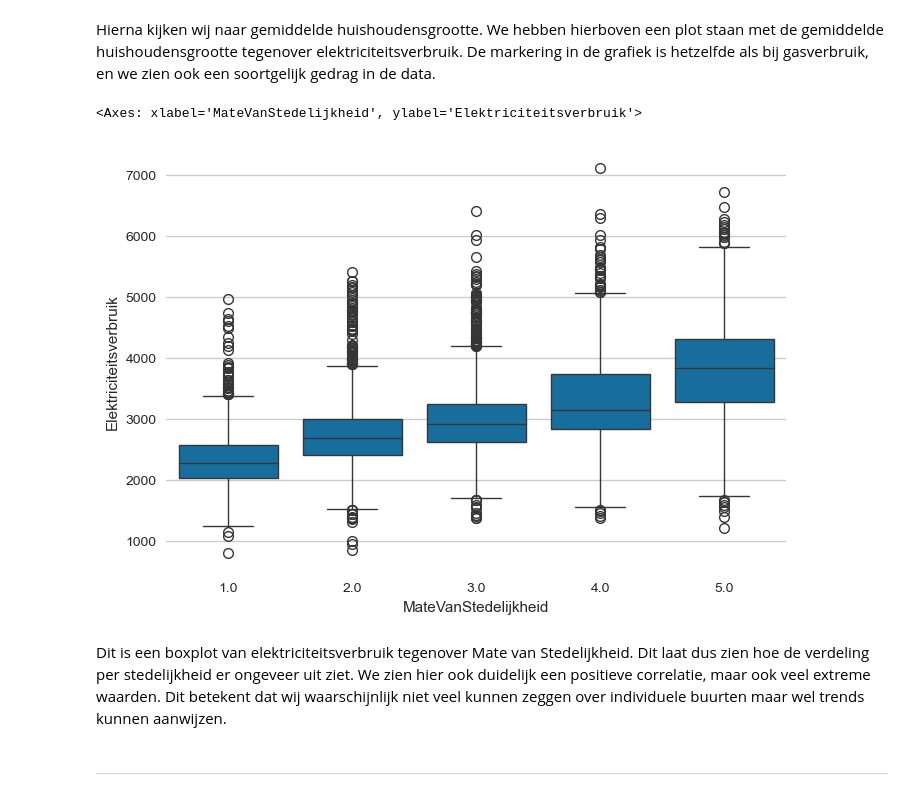
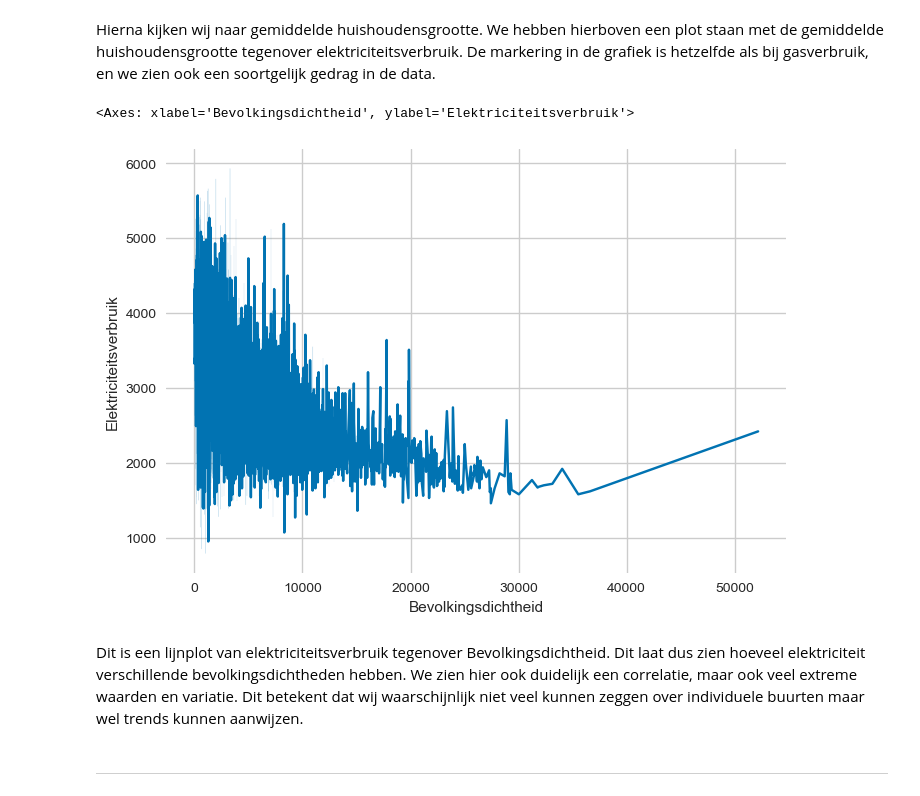
Before and after one commit to smeerkaas1234/Datalab-Jupyter-notebook-group-5, a Jupyter notebook: Notebook template.ipynb, the cells around one changed output. Saved outputs shown, nothing was run; the diff lists cells and outputs as text; code cells hidden in the pictures.

```diff
--- a/Notebook template.ipynb
+++ b/Notebook template.ipynb
@@ -1090,7 +1090,7 @@ def plotting(x, y, xlabel, ylabel, title, type_ = 'line', clr = 'blue', highligh
 
     return ax
 
-belangrijke_data = buurten[['Gasverbruik', 'GemiddeldeHuishoudensgrootte', 'MateVanStedelijkheid', 'PercentageEengezinswoning', 'Gemiddelde_WOZWaarde_Woningen','PercentageMeergezinswoning', 'Elektriciteitsverbruik']]
+belangrijke_data = buurten[['Gasverbruik', 'GemiddeldeHuishoudensgrootte', 'MateVanStedelijkheid', 'PercentageEengezinswoning', 'Gemiddelde_WOZWaarde_Woningen','PercentageMeergezinswoning', 'Elektriciteitsverbruik', 'Bevolkingsdichtheid']]
 # %% [markdown]
 Hier onder staat de code voor elke grafiek, onder elke grafiek staat een cell met extra uitleg.
 # %%
@@ -1126,12 +1126,14 @@ plt.show()
 # %% [markdown]
 Hierna kijken wij naar gemiddelde huishoudensgrootte. We hebben hierboven een plot staan met de gemiddelde huishoudensgrootte tegenover elektriciteitsverbruik. De markering in de grafiek is hetzelfde als bij gasverbruik, en we zien ook een soortgelijk gedrag in de data.
 # %%
-sns.boxplot(x = belangrijke_data['MateVanStedelijkheid'], y = belangrijke_data['Elektriciteitsverbruik'])
+belangrijke_data = belangrijke_data.loc[:, ~belangrijke_data.columns.duplicated()]
+
+sns.lineplot(x = belangrijke_data['Bevolkingsdichtheid'], y = belangrijke_data['Elektriciteitsverbruik'])
 # %% [output]
-<Axes: xlabel='MateVanStedelijkheid', ylabel='Elektriciteitsverbruik'>
+<Axes: xlabel='Bevolkingsdichtheid', ylabel='Elektriciteitsverbruik'>
-[figure, old version]
+[figure, new version]
 # %% [markdown]
-Dit is een boxplot van elektriciteitsverbruik tegenover Mate van Stedelijkheid. Dit laat dus zien hoe de verdeling per stedelijkheid er ongeveer uit ziet. We zien hier ook duidelijk een positieve correlatie, maar ook veel extreme waarden. Dit betekent dat wij waarschijnlijk niet veel kunnen zeggen over individuele buurten maar wel trends kunnen aanwijzen.
+Dit is een lijnplot van elektriciteitsverbruik tegenover Bevolkingsdichtheid. Dit laat dus zien hoeveel elektriciteit verschillende bevolkingsdichtheden hebben. We zien hier ook duidelijk een correlatie, maar ook veel extreme waarden en variatie. Dit betekent dat wij waarschijnlijk niet veel kunnen zeggen over individuele buurten maar wel trends kunnen aanwijzen.
 # %% [markdown]
 ---
 # %% [markdown]
```
Also changed, not shown: parts of 1 cell of this notebook.
